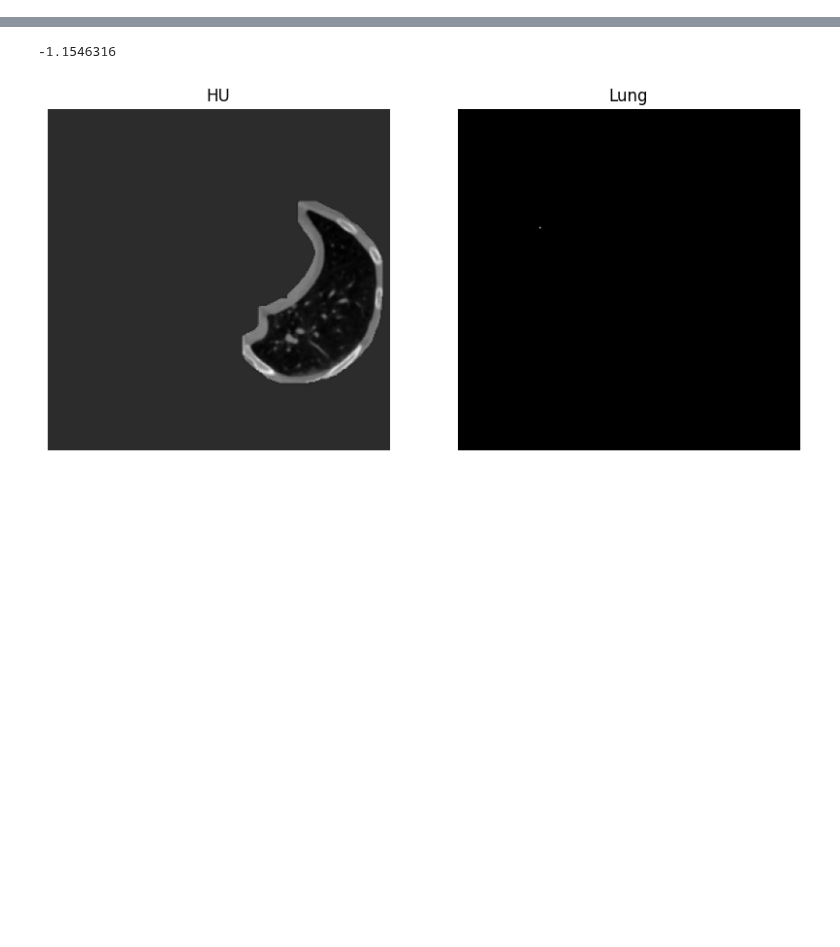
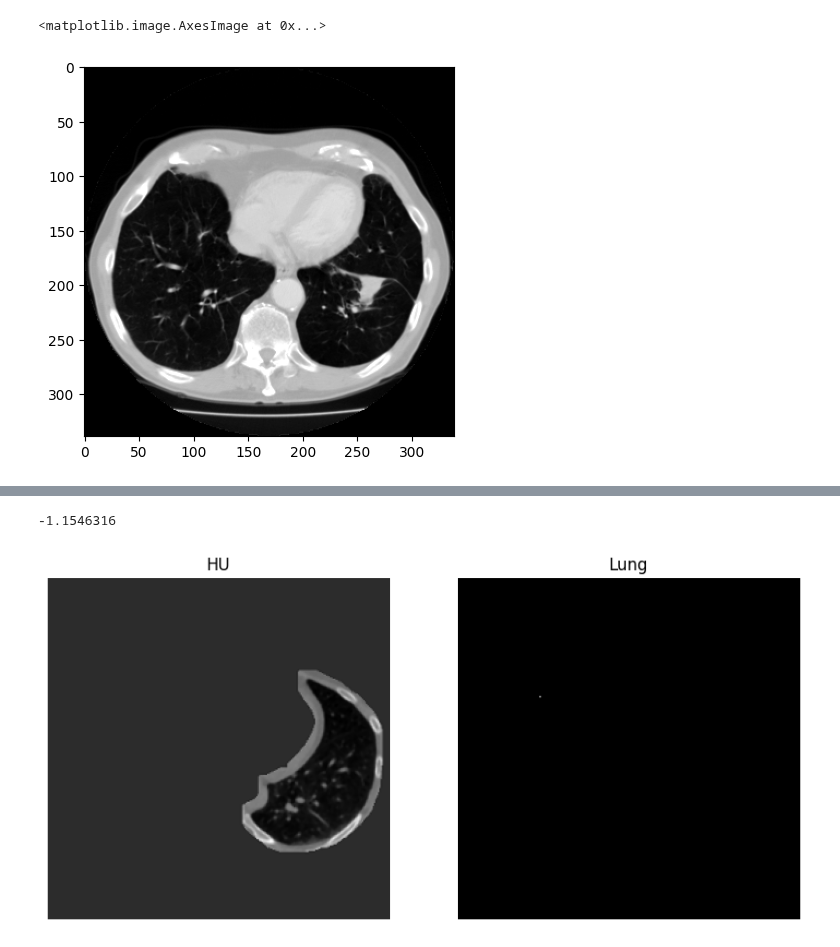
Before and after one commit to minhminh2k/3D-SegClass-Medical, a Jupyter notebook: notebooks/data.ipynb, the cells around one changed output, grey strips where cells are left out. Cells and saved outputs as stored; diff of their text form; code cells hidden in the pictures; blank space fills up the shorter version.

```diff
--- a/notebooks/data.ipynb
+++ b/notebooks/data.ipynb
@@ -99,0 +214,5 @@ def lung_window_clip_volume(pixel_array: np.ndarray, min_px: int = -1200, max_px
+# %%
+plt.imshow(test[130, :, :], cmap="gray")
+# %% [output]
+<matplotlib.image.AxesImage at 0x...>
+[figure, added]
```
Also changed, not shown: parts of 26 cells of this notebook, 23 other files.
